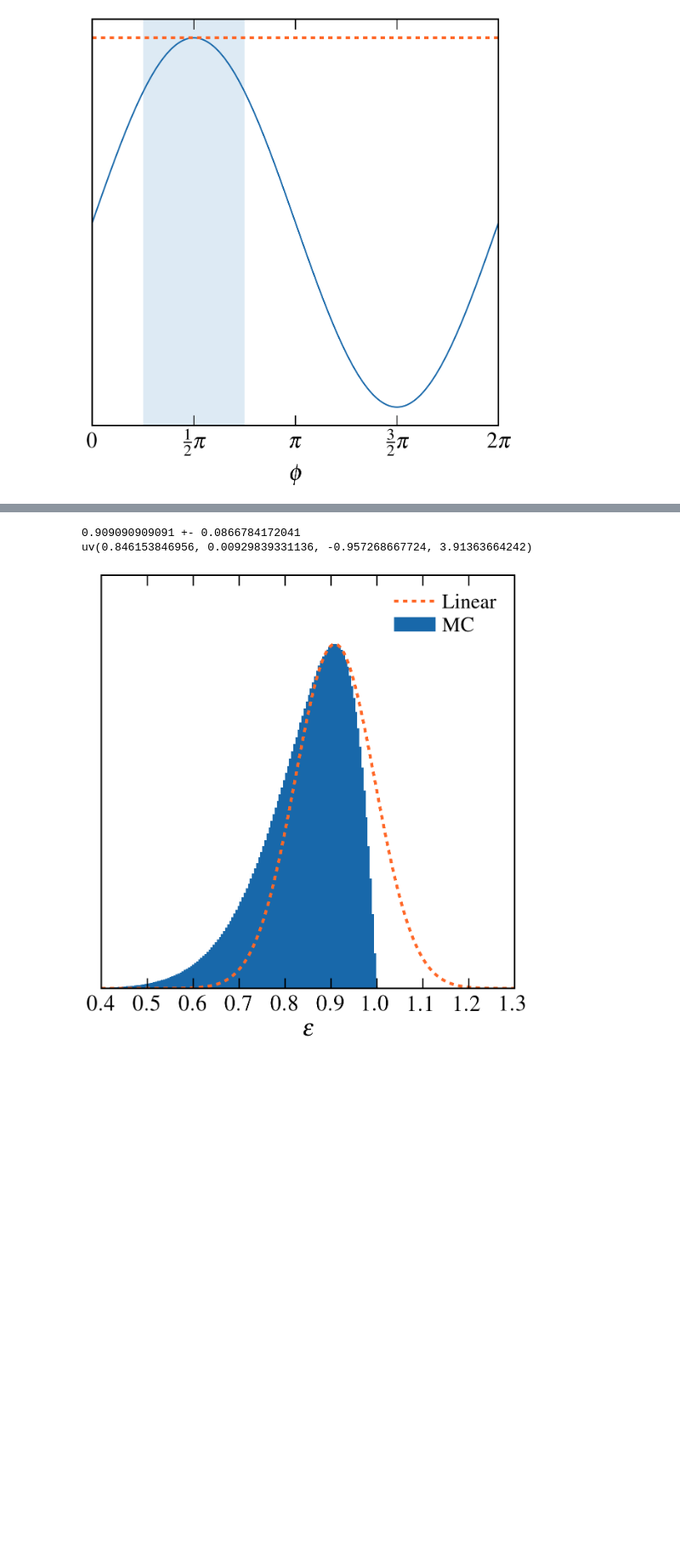
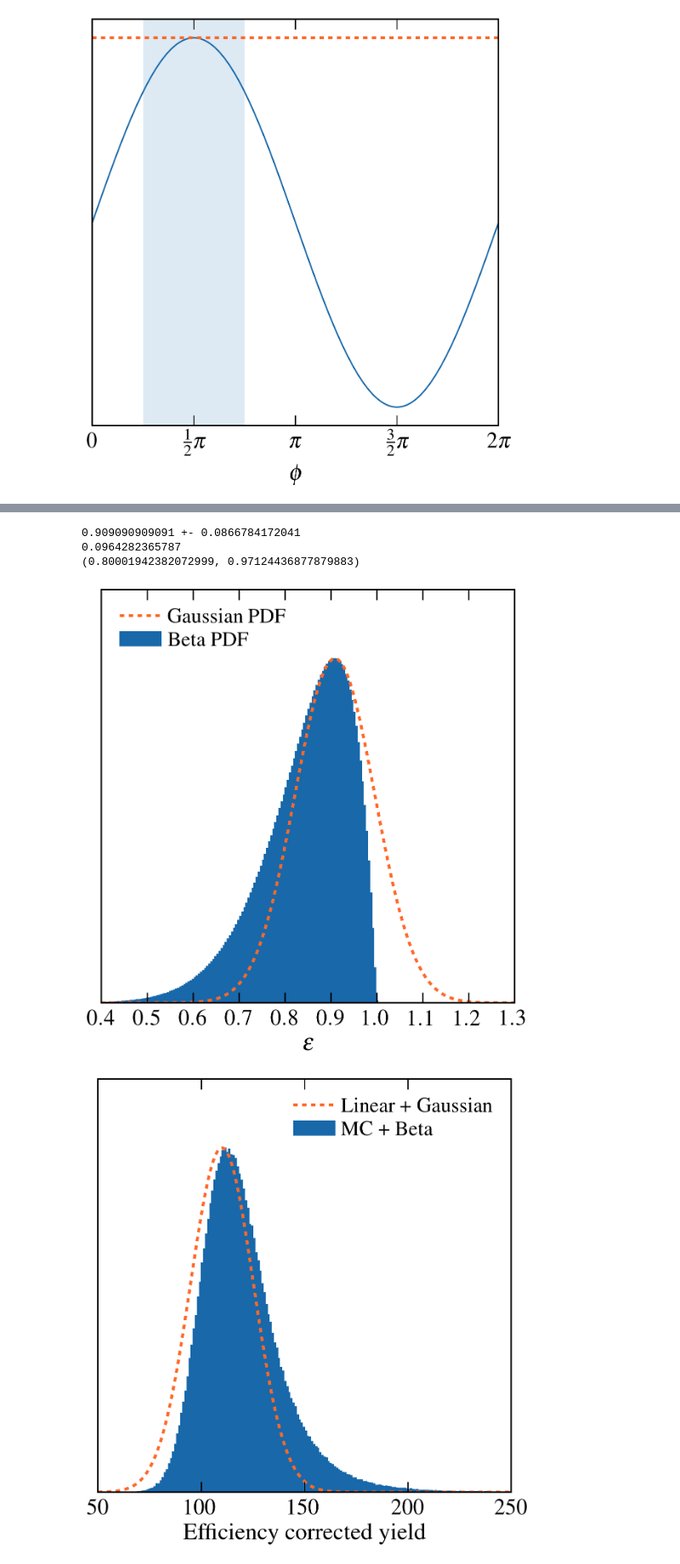
Before and after one commit to dominikmuller/lim-mc-error-prop, a Jupyter notebook: notebook.ipynb, the cells around one changed output, grey strips where cells are left out. Shown at 85% size. Drawn from its saved outputs; the diff is of its cells as text; code cells hidden in the pictures; blank space fills up the shorter version.

```diff
--- a/notebook.ipynb
+++ b/notebook.ipynb
@@ -214,32 +216,52 @@ fig.savefig('sin_illustration.pdf')
 # %%
 xs = np.linspace(0.4,1.3,1000)
 passed = 10.
 failed = 1.
 eff_mpv = passed/(passed+failed)
 binomial = np.sqrt(eff_mpv*(1.-eff_mpv)/(passed+failed))
-print eff_mpv, '+-', binomial
+print(eff_mpv, '+-', binomial)
 beta_pdf = mc.Beta(passed+1, failed+1)
-print beta_pdf
-
+print(beta_pdf.std)
+print(get_interval(beta_pdf._mcpts, mpv=eff_mpv))
 fig = plt.figure(figsize=(10,10))
-# ax = fig.add_axes([0.1, 0.1, 0.8, 0.8])
 ax = fig.add_subplot(1,1,1)
 cont, ctrs, width = make_hist(beta_pdf._mcpts, range=(0.4,1.3), bins=200, density=True)
-ax.bar(ctrs, cont, width=width, label='MC', **style1);
+ax.bar(ctrs, cont, width=width, label='Beta PDF', **style_bar);
 ys = g_pdf.pdf(xs, loc=eff_mpv, scale=binomial)
 ys /= np.max(ys)
-ax.plot(xs, ys, label='Linear', **style2)
+ax.plot(xs, ys, label='Gaussian PDF', **style2)
 ax.legend(loc='best')
 ax.set_ylim((0,1.2))
 ax.set_xlabel(r'$\varepsilon$')
 ax.set_yticks([])
 plt.savefig('beta_model.pdf')
 
-# fig.savefig('yield_over_eff_{}.pdf'.format(unc))
+# Compare both, again 100 +- 10
+yield_mc = mc.N(100, 10)
+yield_cl = lp.ufloat(100, 10)
+eff_cl = lp.ufloat(eff_mpv, binomial)
+result_mc = yield_mc/beta_pdf
+result_cl = yield_cl/eff_cl
+
+xs = np.linspace(50, 250, 1000)
+fig = plt.figure(figsize=(10,10))
+ax = fig.add_subplot(1,1,1)
+cont, ctrs, width = make_hist(result_mc._mcpts, range=(50.,250.), bins=200, density=True)
+ax.bar(ctrs, cont, width=width, label='MC + Beta', **style_bar);
+ys = g_pdf.pdf(xs, loc=result_cl.n, scale=result_cl.s)
+ys /= np.max(ys)
+ax.plot(xs, ys, label='Linear + Gaussian', **style2)
+ax.legend(loc='best')
+ax.set_ylim((0,1.2))
+ax.set_xlabel(r'Efficiency corrected yield')
+ax.set_yticks([])
+plt.savefig('beta_model_propagation.pdf')
 # %% [output]
 0.909090909091 +- 0.0866784172041
-uv(0.846153846956, 0.00929839331136, -0.957268667724, 3.91363664242)
+0.0964282365787
+(0.80001942382072999, 0.97124436877879883)
-[figure, old version]
+[figure, new version]
+[figure, added]
 # %%
 # Correlation example. Where it gets really useful
 
```
Also changed, not shown: parts of 13 cells of this notebook.
